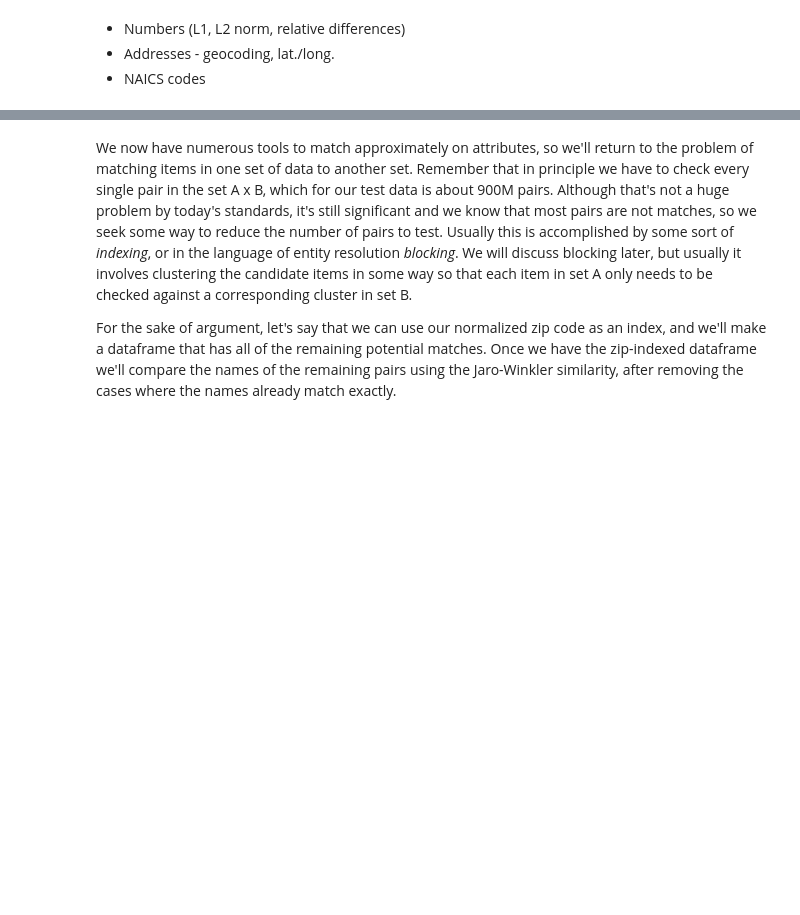
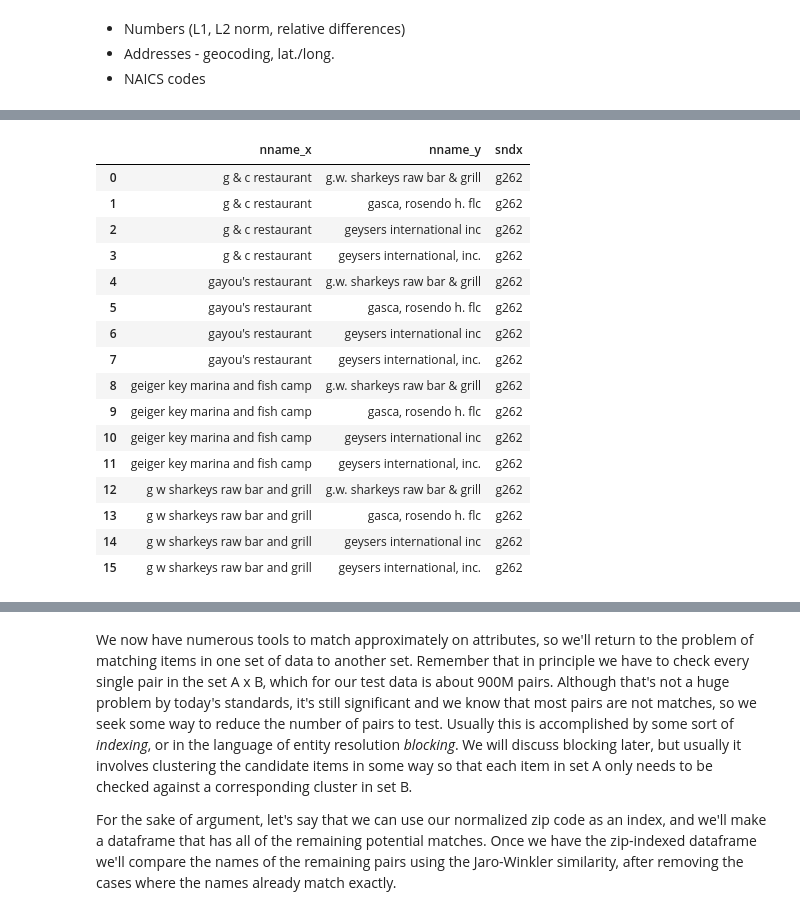
Before and after one commit to mikemull/Notebooks, a Jupyter notebook: Matching.ipynb, the cells around one changed output, grey strips where cells are left out. Saved outputs shown, nothing was run; the diff lists cells and outputs as text; code cells hidden in the pictures; blank space fills up the shorter version.

```diff
--- a/Matching.ipynb
+++ b/Matching.ipynb
@@ -689,0 +699,22 @@ pair_tokens(r1,r2)
+# %%
+df_fl_a['sndx'] = df_fl_a.nname.apply(jellyfish.soundex)
+df_oge_a_fl['sndx'] = df_oge_a_fl.nname.apply(jellyfish.soundex)
+df_fl_a[df_fl_a.sndx=='g262'].merge(df_oge_a_fl[df_oge_a_fl.sndx=='g262'], on='sndx')[['nname_x','nname_y','sndx']]
+# %% [output]
+|  | nname_x | nname_y | sndx |
+| 0 | g & c restaurant | g.w. sharkeys raw bar & grill | g262 |
+| 1 | g & c restaurant | gasca, rosendo h. flc | g262 |
+| 2 | g & c restaurant | geysers international inc | g262 |
+| 3 | g & c restaurant | geysers international, inc. | g262 |
+| 4 | gayou's restaurant | g.w. sharkeys raw bar & grill | g262 |
+| 5 | gayou's restaurant | gasca, rosendo h. flc | g262 |
+| 6 | gayou's restaurant | geysers international inc | g262 |
+| 7 | gayou's restaurant | geysers international, inc. | g262 |
+| 8 | geiger key marina and fish camp | g.w. sharkeys raw bar & grill | g262 |
+| 9 | geiger key marina and fish camp | gasca, rosendo h. flc | g262 |
+| 10 | geiger key marina and fish camp | geysers international inc | g262 |
+| 11 | geiger key marina and fish camp | geysers international, inc. | g262 |
+| 12 | g w sharkeys raw bar and grill | g.w. sharkeys raw bar & grill | g262 |
+| 13 | g w sharkeys raw bar and grill | gasca, rosendo h. flc | g262 |
+| 14 | g w sharkeys raw bar and grill | geysers international inc | g262 |
+| 15 | g w sharkeys raw bar and grill | geysers international, inc. | g262 |
```
Also changed, not shown: parts of 26 cells of this notebook, 3 other files.
